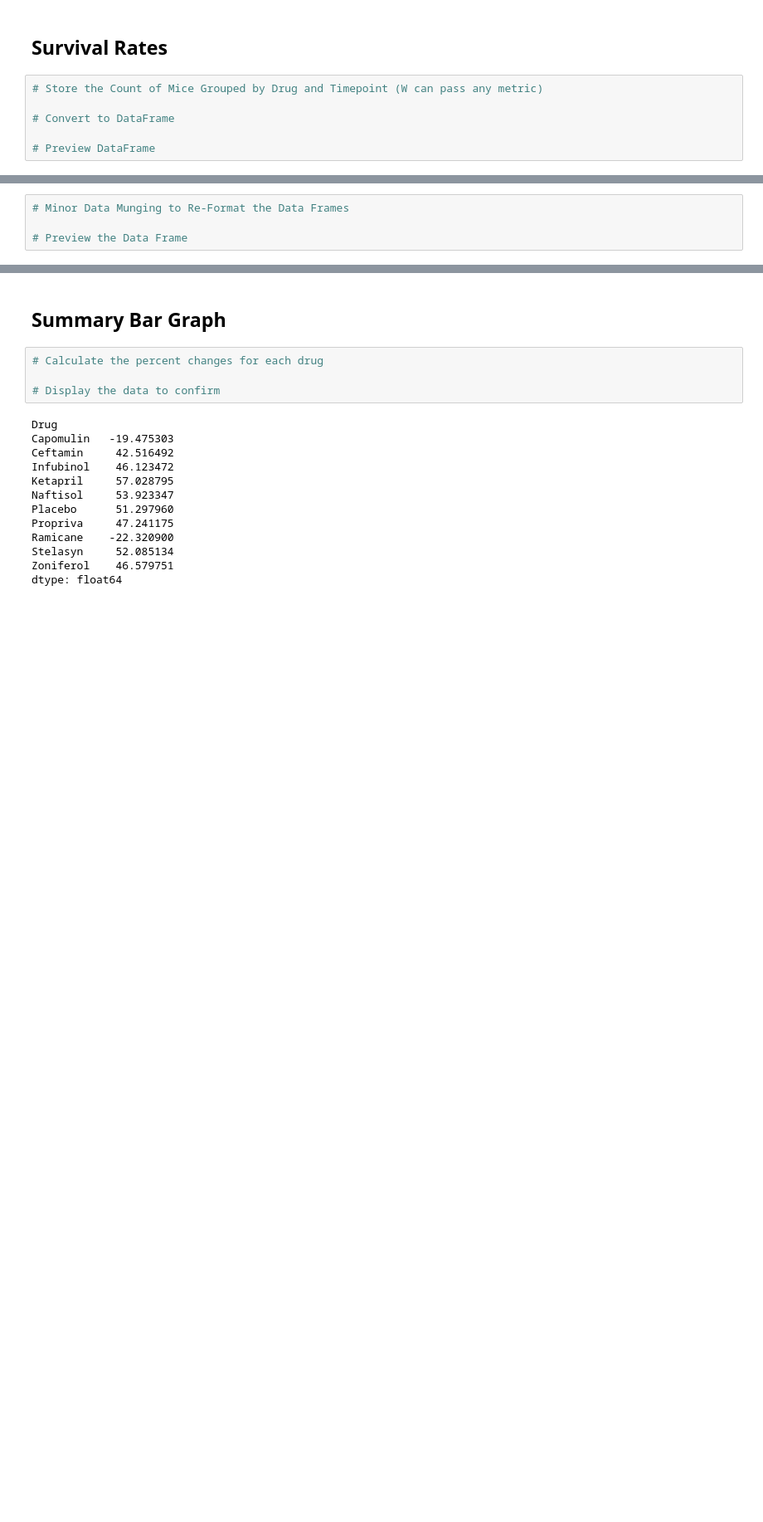
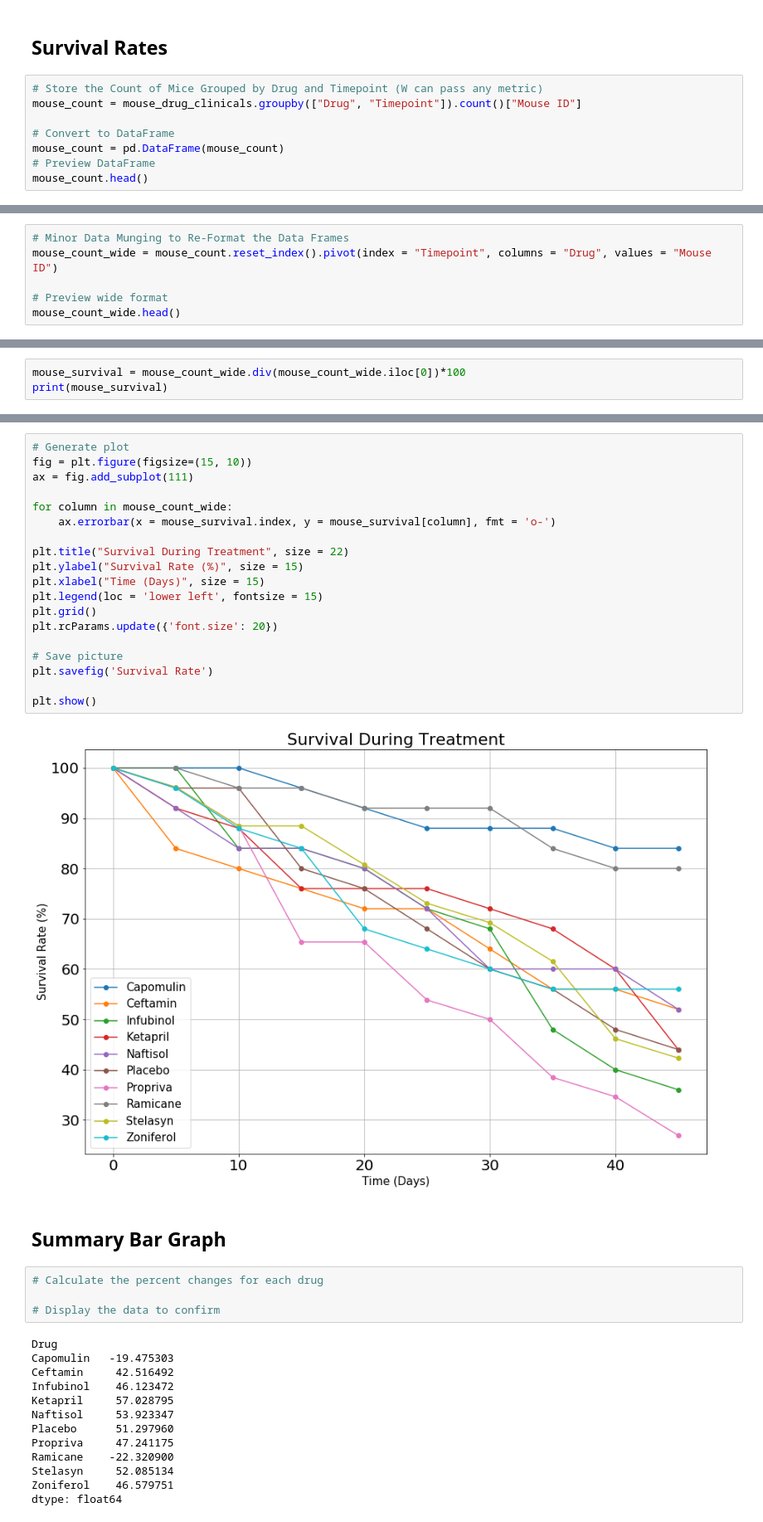
Before and after one commit to andrewdkrog/WashU, a Jupyter notebook: Pymaceuticals/pymaceuticals_starter.ipynb, the cells around one changed output, grey strips where cells are left out. Shown at 83% size. Saved outputs shown, nothing was run; the diff lists cells and outputs as text; blank space fills up the shorter version.

```diff
--- a/Pymaceuticals/pymaceuticals_starter.ipynb
+++ b/Pymaceuticals/pymaceuticals_starter.ipynb
@@ -181,7 +199,9 @@ plt.show()
 ## Survival Rates
 # %%
 # Store the Count of Mice Grouped by Drug and Timepoint (W can pass any metric)
+mouse_count = mouse_drug_clinicals.groupby(["Drug", "Timepoint"]).count()["Mouse ID"]
 
 # Convert to DataFrame
-
+mouse_count = pd.DataFrame(mouse_count)
 # Preview DataFrame
+mouse_count.head()
@@ -196,4 +216,6 @@ plt.show()
 # %%
 # Minor Data Munging to Re-Format the Data Frames
+mouse_count_wide = mouse_count.reset_index().pivot(index = "Timepoint", columns = "Drug", values = "Mouse ID")
 
-# Preview the Data Frame
+# Preview wide format
+mouse_count_wide.head()
@@ -218,0 +234,3 @@ plt.show()
+# %%
+mouse_survival = mouse_count_wide.div(mouse_count_wide.iloc[0])*100
+print(mouse_survival)
@@ -219,3 +255,24 @@ plt.show()
+# %%
+# Generate plot
+fig = plt.figure(figsize=(15, 10))
+ax = fig.add_subplot(111)
+
+for column in mouse_count_wide:
+    ax.errorbar(x = mouse_survival.index, y = mouse_survival[column], fmt = 'o-')
+
+plt.title("Survival During Treatment", size = 22)
+plt.ylabel("Survival Rate (%)", size = 15)
+plt.xlabel("Time (Days)", size = 15)
+plt.legend(loc = 'lower left', fontsize = 15)
+plt.grid()
+plt.rcParams.update({'font.size': 20})
+
+# Save picture
+plt.savefig('Survival Rate')
+
+plt.show()
+# %% [output]
+[figure, added]
 # %% [markdown]
 ## Summary Bar Graph
 # %%
```
Also changed, not shown: parts of 18 cells of this notebook, 2 other files.
